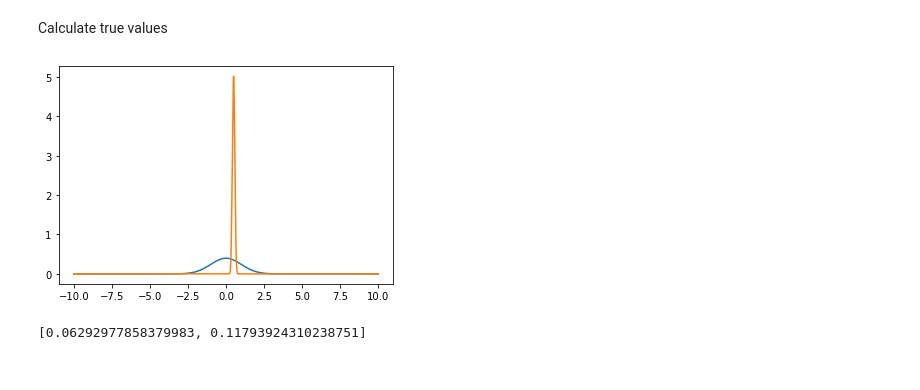
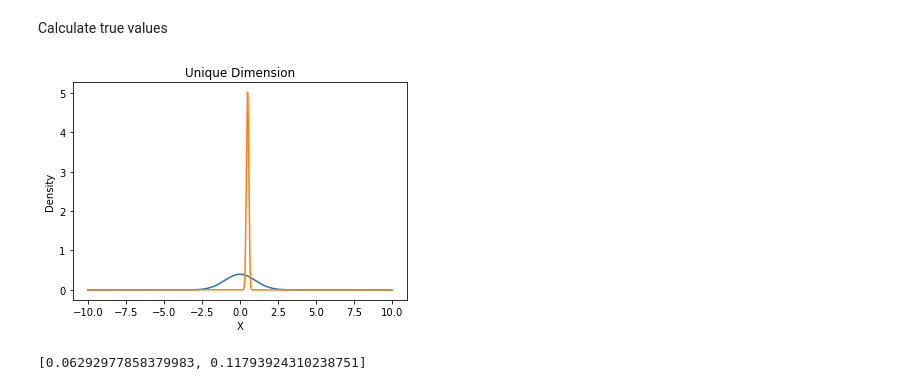
Before and after one commit to rj-may/BER_Bounds_Eval, a Jupyter notebook: alt_distr/normal_beta.ipynb, the cells around one changed output. Saved outputs shown, nothing was run; the diff lists cells and outputs as text; code cells hidden in the pictures.

Commit message:
Image improvement

```diff
--- a/alt_distr/normal_beta.ipynb
+++ b/alt_distr/normal_beta.ipynb
@@ -157,9 +157,12 @@ theory_bha = [lower, upper]
 # %%
 plt.plot(x, f0)
 plt.plot(x, f1)
+plt.title("Unique Dimension")
+plt.xlabel("X")
+plt.ylabel("Density")
 plt.show()
 # %% [output]
-[figure, old version]
+[figure, new version]
 # %%
 theory_Dp
 # %% [output]
```
Also changed, not shown: parts of 4 cells of this notebook, 3 other files.
